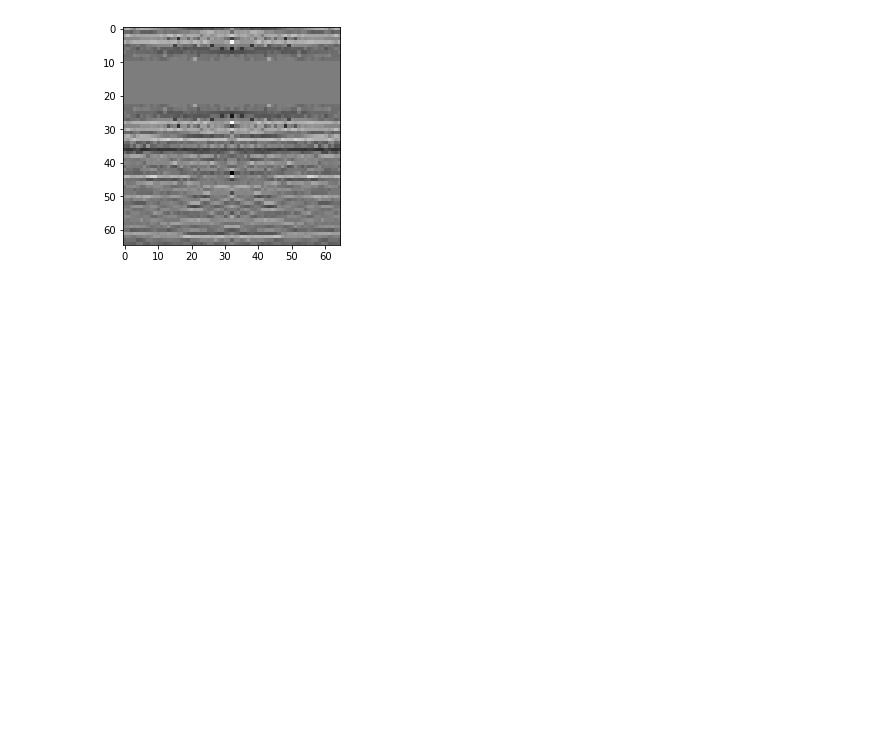
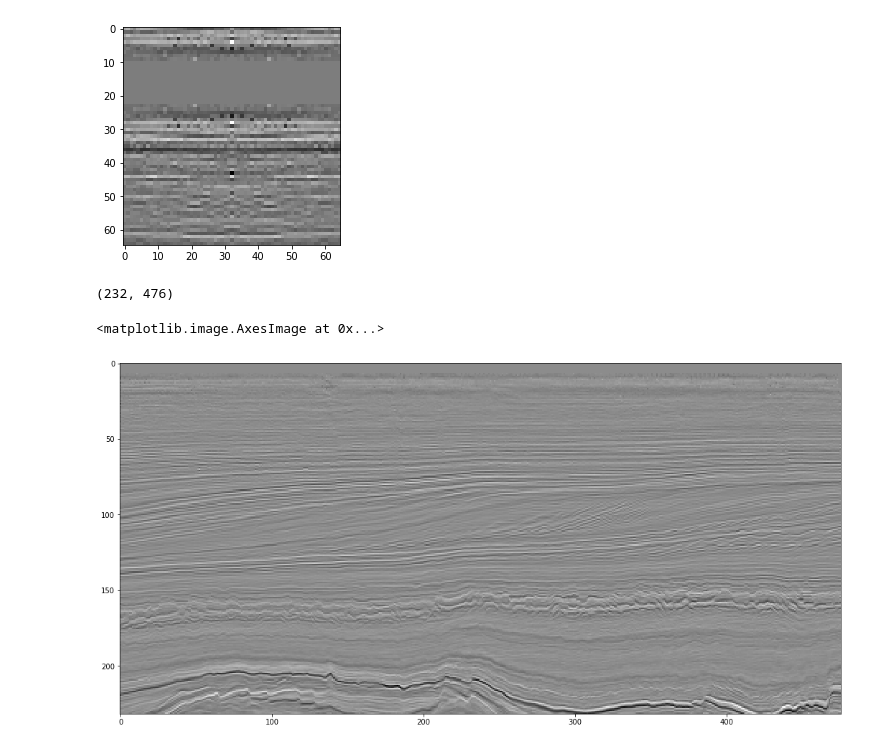
Before and after one commit to enthought/blusky, a Jupyter notebook: notebooks/Demo - TiledGenerator.ipynb, the cells around one changed output. Cells and saved outputs as stored; diff of their text form; code cells hidden in the pictures; blank space fills up the shorter version.

```diff
--- a/notebooks/Demo - TiledGenerator.ipynb
+++ b/notebooks/Demo - TiledGenerator.ipynb
@@ -50,3 +52,17 @@ plt.show()
 [figure]
 [figure]
 [figure]
+# %%
+test_data_1 = np.load(
+    path.join(path.dirname(datasets.__file__), "twod_image_1.npy")
+)
+# %%
+test_data_1.shape
+# %% [output]
+(232, 476)
+# %%
+plt.figure(figsize=(20,9))
+plt.imshow(test_data_1, cmap='gray')
+# %% [output]
+<matplotlib.image.AxesImage at 0x...>
+[figure, added]
```
Also changed, not shown: parts of 1 cell of this notebook.
